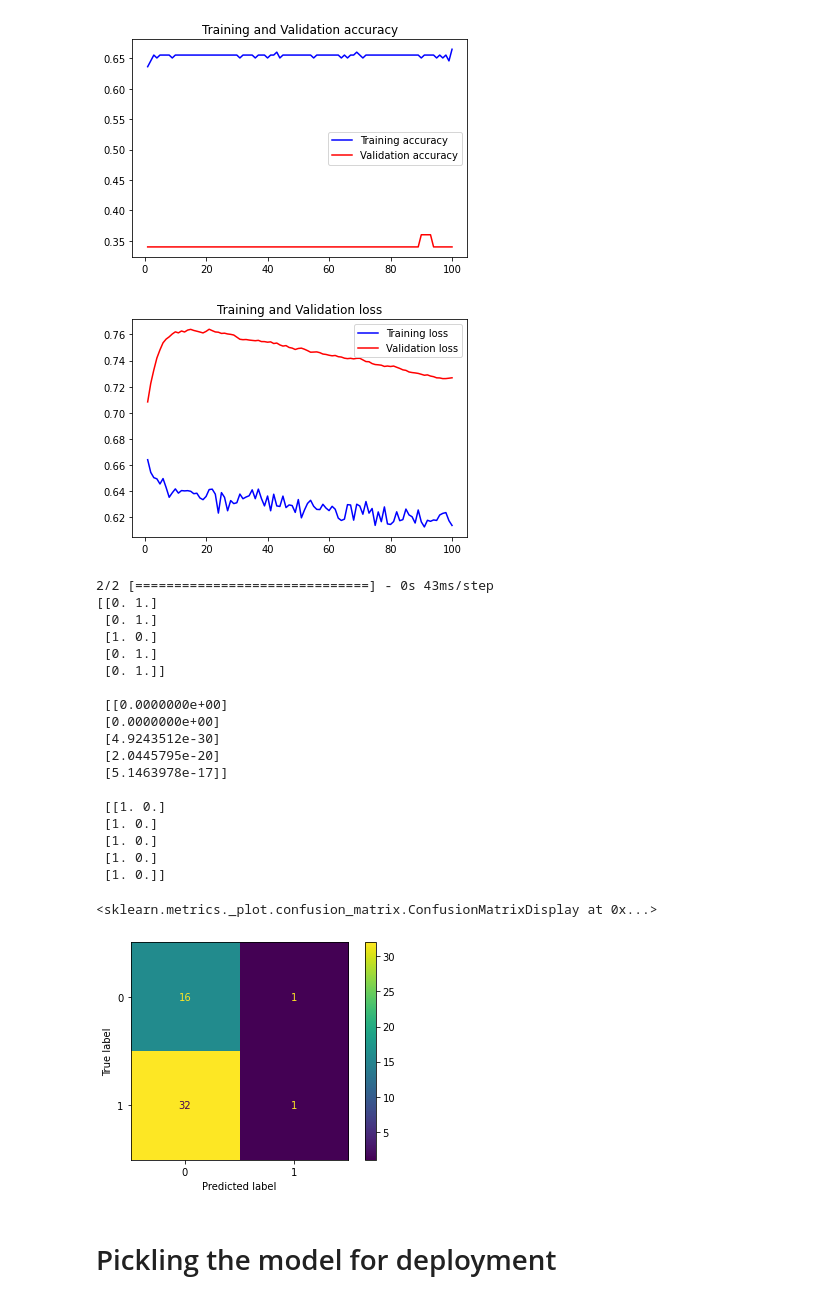
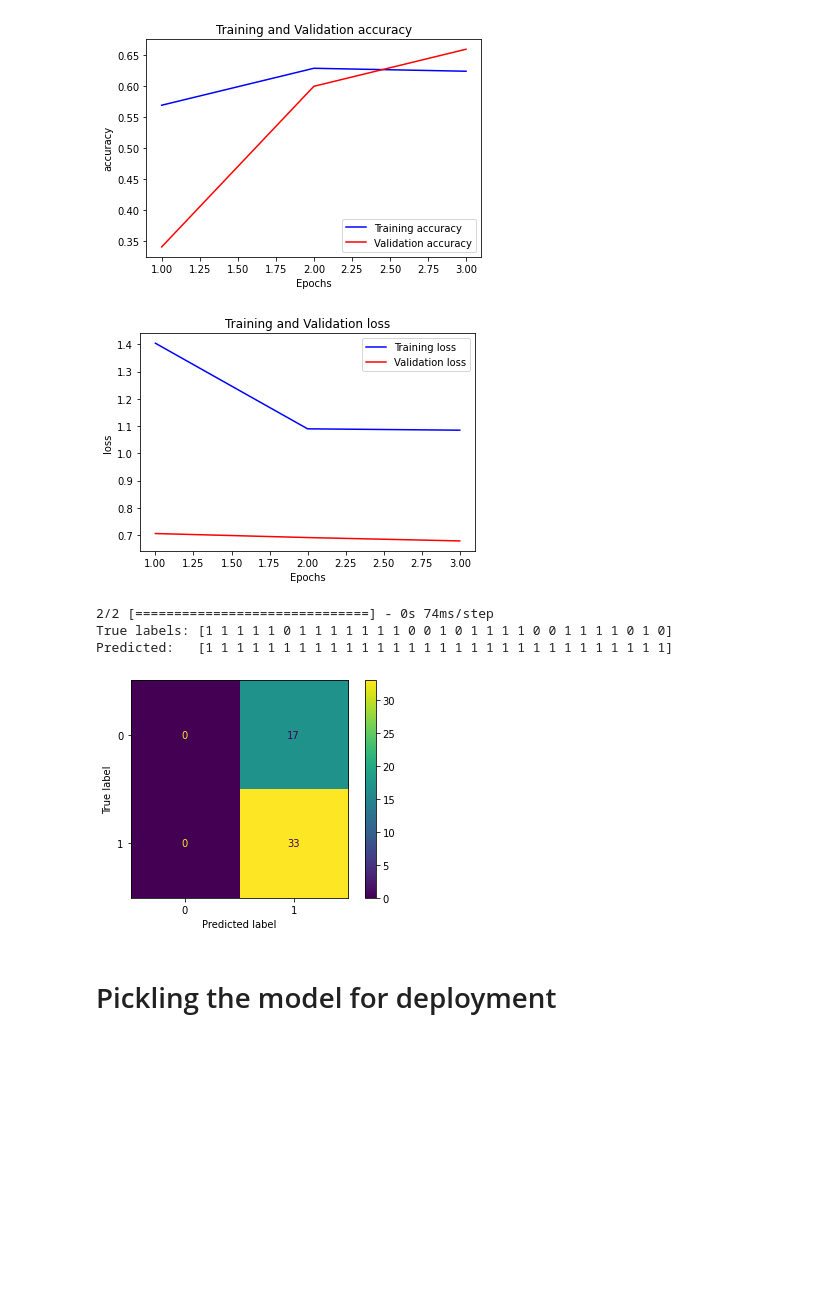
Before and after one commit to njoppi2/cat-vs-non-cat, a Jupyter notebook: convolutionalNN.ipynb, the cells around one changed output. Drawn from its saved outputs; the diff is of its cells as text; code cells hidden in the pictures; blank space fills up the shorter version.

```diff
--- a/convolutionalNN.ipynb
+++ b/convolutionalNN.ipynb
@@ -116,8 +128,8 @@ None
 results = model_cnn.fit(
   train_set_x_n,
   train_set_y,
-  epochs=100,
-  batch_size=209,
+  epochs=3,
+  batch_size=128,
   validation_data=(test_set_x_n, test_set_y),
   verbose = 1,
   # callbacks=[early_stop]
@@ -146,61 +144,44 @@ Epoch 100/100
+# %%
+def plot_metric(epochs, metric, val_metric, metric_name):
+    plt.plot(epochs, metric, 'b', label=f'Training {metric_name}')
+    plt.plot(epochs, val_metric, 'r', label=f'Validation {metric_name}')
+    plt.title(f'Training and Validation {metric_name}')
+    plt.xlabel('Epochs')
+    plt.ylabel(metric_name)
+    plt.legend()
+    plt.show()
 # %%
 acc = results.history['accuracy']
 val_acc = results.history['val_accuracy']
 loss = results.history['loss']
 val_loss = results.history['val_loss']
 epochs = range(1, len(acc) + 1)
 
-plt.plot(epochs, acc, 'b', label= 'Training accuracy')
-plt.plot(epochs, val_acc, 'r', label= 'Validation accuracy')
-plt.title('Training and Validation accuracy')
-plt.legend()
+# Plot accuracy
+plot_metric(epochs, acc, val_acc, 'accuracy')
+# Plot loss
+plot_metric(epochs, loss, val_loss, 'loss')
 
-plt.figure()
-plt.plot(epochs, loss, 'b', label= 'Training loss')
-plt.plot(epochs, val_loss, 'r', label= 'Validation loss')
-plt.title('Training and Validation loss')
-plt.legend()
-
-plt.show()
 
 num_classes = 2
-# one-hot-encoding y set
-y_test_multi_class = keras.utils.to_categorical(test_set_y, num_classes)
-y_test_prediction = model_cnn.predict(test_set_x)
-y_test_prediction_rounded = [round(x) for arr in y_test_prediction for x in arr]
-y_test_prediction_multi_class = keras.utils.to_categorical(y_test_prediction_rounded, num_classes)
+y_test_prediction_continuous = model_cnn.predict(test_set_x_n)
+y_test_prediction = [round(x) for arr in y_test_prediction_continuous for x in arr]
 
 
 # tf.compat.v1.disable_eager_execution() # this (in theory) avoids a warning message, more info in https://stackoverflow.com/questions/69136518/tensorflow-2-getting-warningtensorflowx-out-of-the-last-x-calls-to-function
-print(y_test_multi_class[3:8])
-print("\n",y_test_prediction[3:8])
-print("\n",y_test_prediction_multi_class[3:8])
+print("\nTrue labels:", test_set_y[:30])
+print("Predicted:  ", np.array(y_test_prediction[:30]).T)
 
-#Your input to confusion_matrix must be an array of int not one hot encodings.
-ConfusionMatrixDisplay.from_predictions(y_test_multi_class.argmax(axis=1), y_test_prediction_multi_class.argmax(axis=1))
+
+#Your input to confusion_matrix must be an array of int NOT one hot encodings.
+confusion_matrix_display = ConfusionMatrixDisplay.from_predictions(test_set_y, y_test_prediction)
 # %% [output]
-[figure, old version]
+[figure, new version]
-[figure, old version]
+[figure, new version]
-2/2 [==============================] - 0s 43ms/step
-[[0. 1.]
- [0. 1.]
- [1. 0.]
- [0. 1.]
- [0. 1.]]
-
- [[0.0000000e+00]
- [0.0000000e+00]
- [4.9243512e-30]
- [2.0445795e-20]
- [5.1463978e-17]]
-
- [[1. 0.]
- [1. 0.]
- [1. 0.]
- [1. 0.]
- [1. 0.]]
+2/2 [==============================] - 0s 74ms/step
+True labels: [1 1 1 1 1 0 1 1 1 1 1 1 1 0 0 1 0 1 1 1 1 0 0 1 1 1 1 0 1 0]
+Predicted:   [1 1 1 1 1 1 1 1 1 1 1 1 1 1 1 1 1 1 1 1 1 1 1 1 1 1 1 1 1 1]
-<sklearn.metrics._plot.confusion_matrix.ConfusionMatrixDisplay at 0x...>
-[figure, old version]
+[figure, new version]
 # %% [markdown]
 # Pickling the model for deployment
 # %%
```
Also changed, not shown: parts of 8 cells of this notebook, 1 other file.
